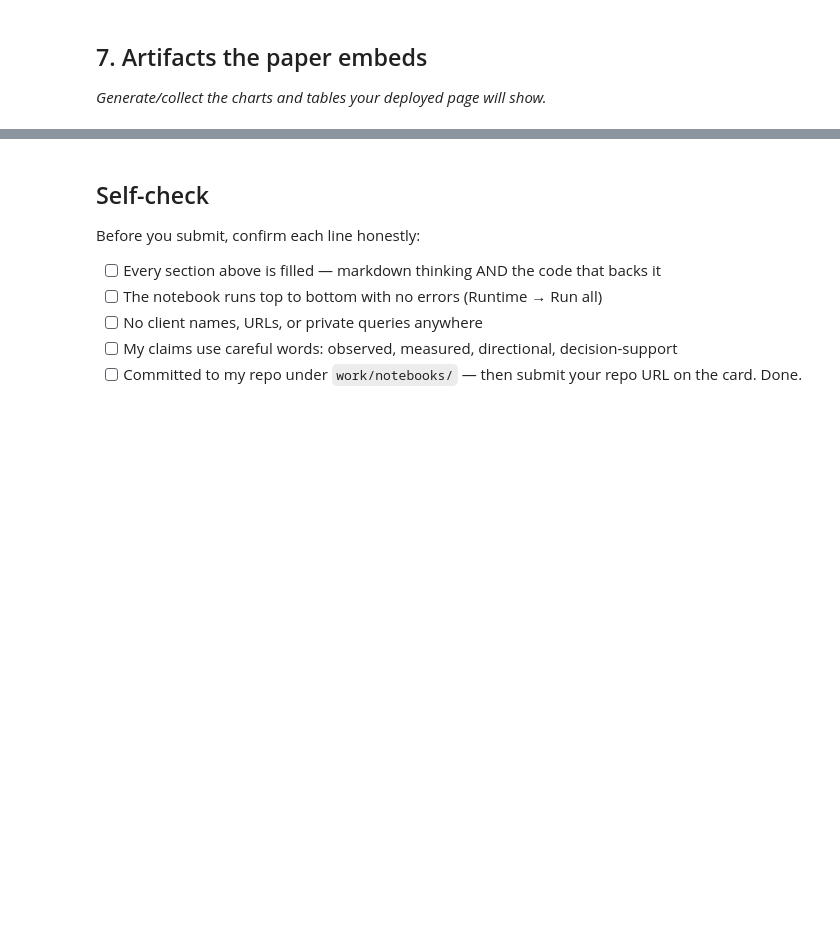
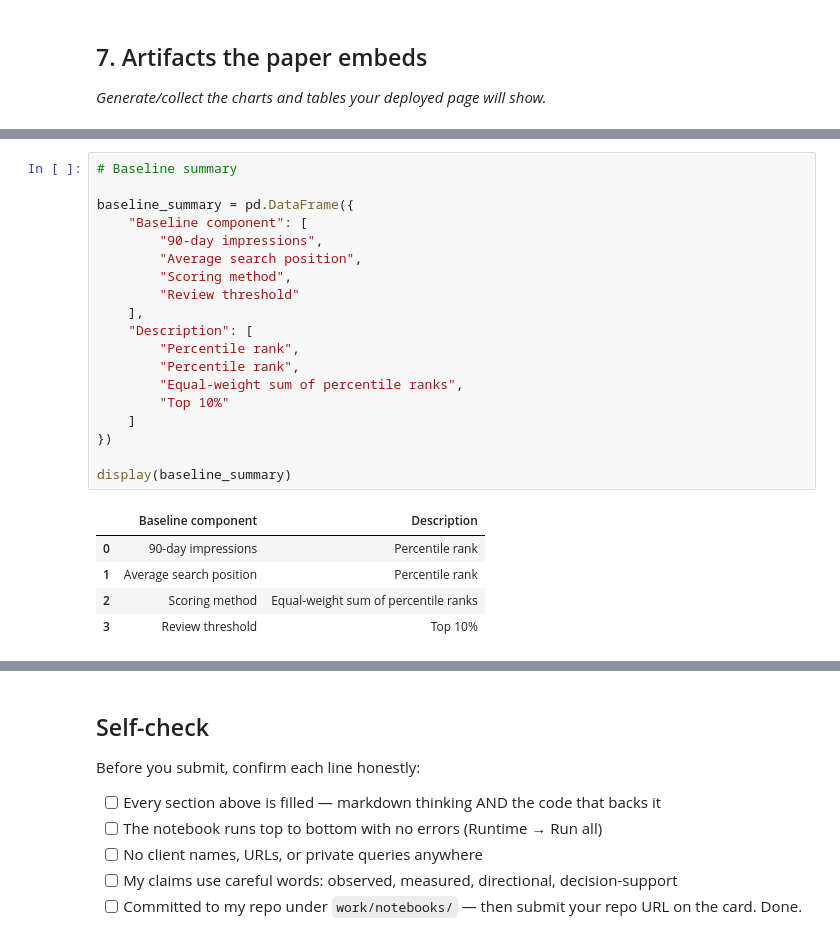
Before and after one commit to tabassumrafiq/flyrank-ml-internship, a Jupyter notebook: work/notebooks/capstone.ipynb, the cells around one changed output, grey strips where cells are left out. Saved outputs shown, nothing was run; the diff lists cells and outputs as text; blank space fills up the shorter version.

```diff
--- a/work/notebooks/capstone.ipynb
+++ b/work/notebooks/capstone.ipynb
@@ -371,0 +549,25 @@ Saved: ../figures/capstone_decline_score_distribution.png
+# %%
+# Baseline summary
+
+baseline_summary = pd.DataFrame({
+    "Baseline component": [
+        "90-day impressions",
+        "Average search position",
+        "Scoring method",
+        "Review threshold"
+    ],
+    "Description": [
+        "Percentile rank",
+        "Percentile rank",
+        "Equal-weight sum of percentile ranks",
+        "Top 10%"
+    ]
+})
+
+display(baseline_summary)
+# %% [output]
+|  | Baseline component | Description |
+| 0 | 90-day impressions | Percentile rank |
+| 1 | Average search position | Percentile rank |
+| 2 | Scoring method | Equal-weight sum of percentile ranks |
+| 3 | Review threshold | Top 10% |
```
Also changed, not shown: parts of 21 cells of this notebook.
